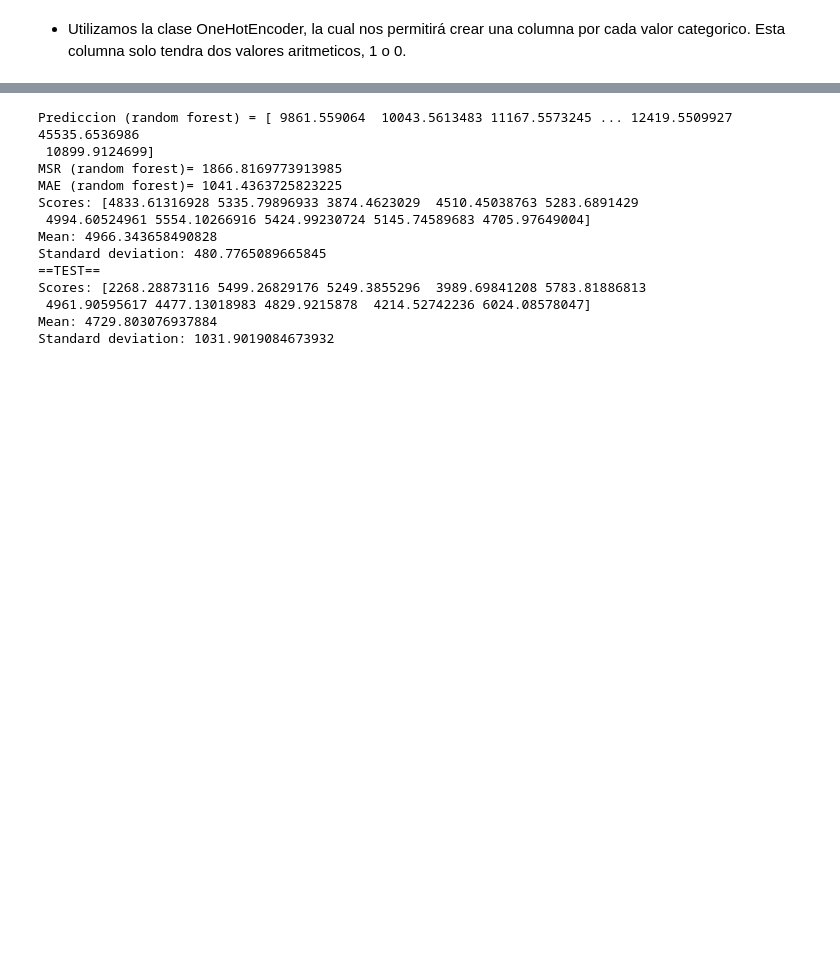
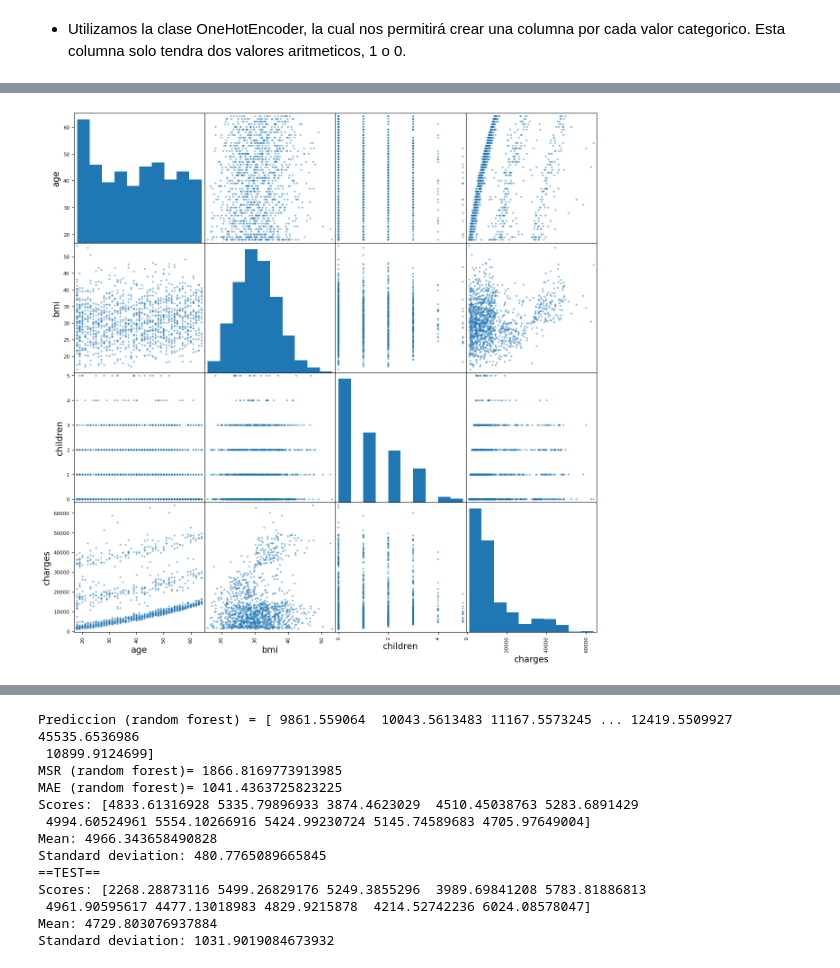
Before and after one commit to joshMonarch/prima_seguros, a Jupyter notebook: prima_seguros.ipynb, the cells around one changed output, grey strips where cells are left out. Saved outputs shown, nothing was run; the diff lists cells and outputs as text; code cells hidden in the pictures; blank space fills up the shorter version.

```diff
--- a/prima_seguros.ipynb
+++ b/prima_seguros.ipynb
@@ -185,0 +110,3 @@ def split_train_test(data, test_ratio):
+# %%
+copy.rename(columns={"yes":"smoker", "no":"nonSmoker"}, inplace=True)
+copy.info()
@@ -185,0 +142,5 @@ def split_train_test(data, test_ratio):
+# %%
+attributes = ['age','bmi','children','charges']
+scatter_matrix(copy[attributes], figsize=(15, 15));
+# %% [output]
+[figure, added]
```
Also changed, not shown: parts of 23 cells of this notebook.
